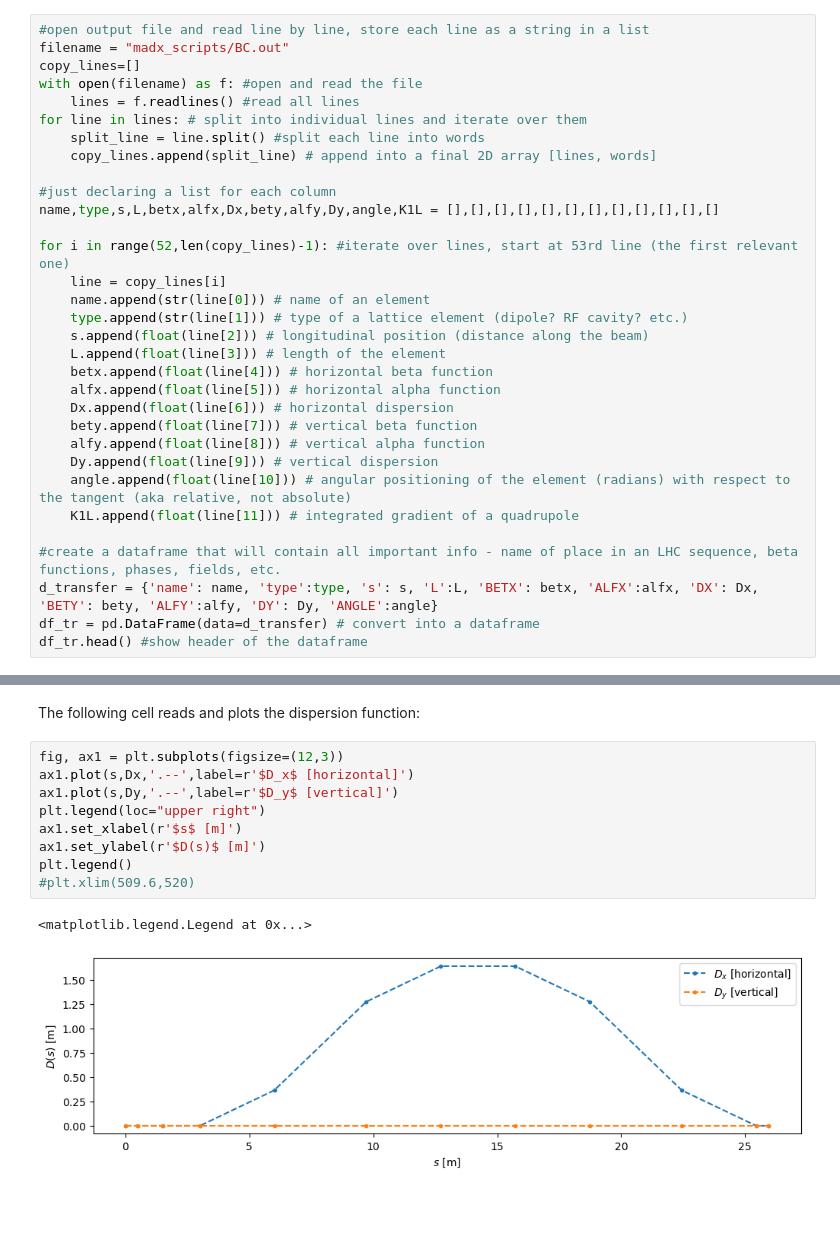
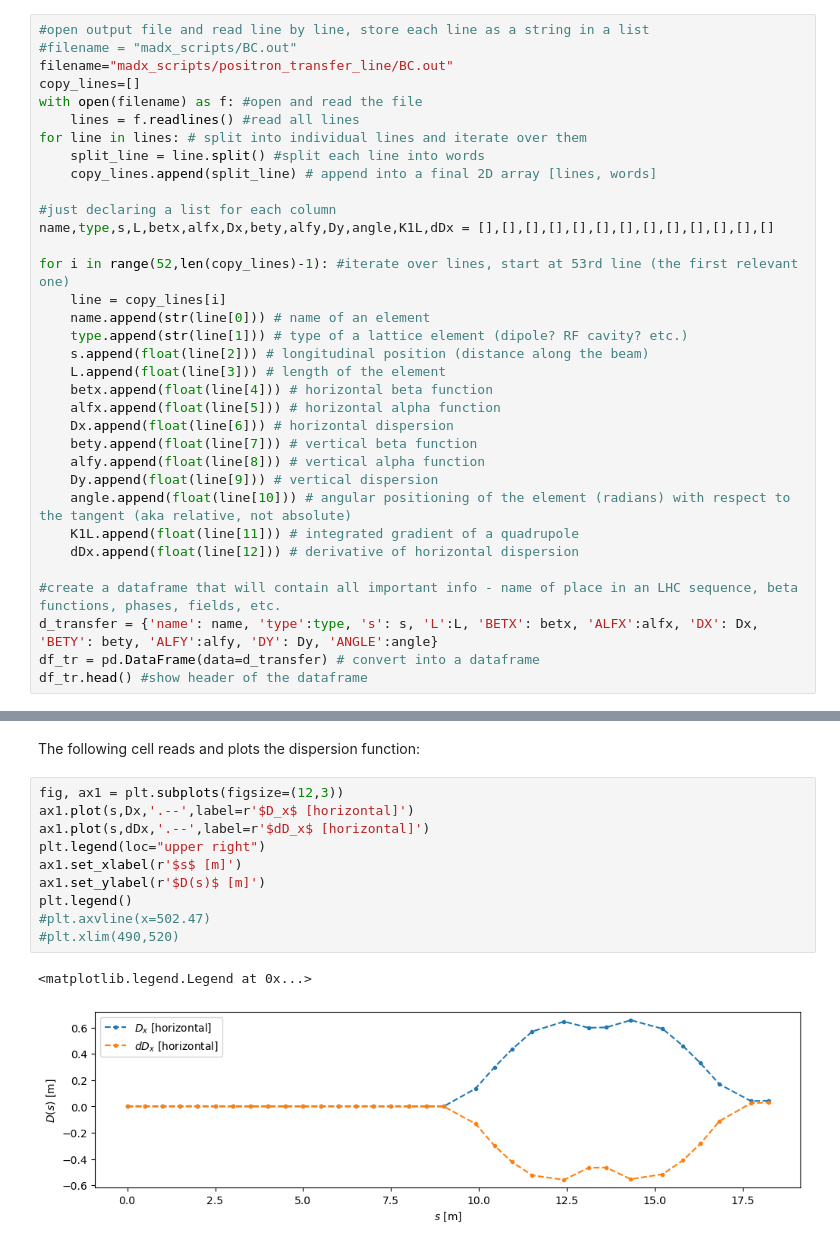
Before and after one commit to sebastiankalos/JAI_project, a Jupyter notebook: bunch_compressor.ipynb, the cells around one changed output, grey strips where cells are left out. Drawn from its saved outputs; the diff is of its cells as text; blank space fills up the shorter version.

```diff
--- a/bunch_compressor.ipynb
+++ b/bunch_compressor.ipynb
@@ -10,7 +10,8 @@ from matplotlib.patches import Rectangle
 the following cell reads a MADX output file, and stores the information (start to end of the beamline, element by element) in a dataframe:
 # %%
 #open output file and read line by line, store each line as a string in a list
-filename = "madx_scripts/BC.out"
+#filename = "madx_scripts/BC.out"
+filename="madx_scripts/positron_transfer_line/BC.out"
 copy_lines=[]
 with open(filename) as f: #open and read the file
     lines = f.readlines() #read all lines
@@ -19,7 +20,7 @@ for line in lines: # split into individual lines and iterate over them
     copy_lines.append(split_line) # append into a final 2D array [lines, words]
 
 #just declaring a list for each column
-name,type,s,L,betx,alfx,Dx,bety,alfy,Dy,angle,K1L = [],[],[],[],[],[],[],[],[],[],[],[]
+name,type,s,L,betx,alfx,Dx,bety,alfy,Dy,angle,K1L,dDx = [],[],[],[],[],[],[],[],[],[],[],[],[]
 
 for i in range(52,len(copy_lines)-1): #iterate over lines, start at 53rd line (the first relevant one)
     line = copy_lines[i]
@@ -35,6 +36,7 @@ for i in range(52,len(copy_lines)-1): #iterate over lines, start at 53rd line (t
     Dy.append(float(line[9])) # vertical dispersion
     angle.append(float(line[10])) # angular positioning of the element (radians) with respect to the tangent (aka relative, not absolute)
     K1L.append(float(line[11])) # integrated gradient of a quadrupole
+    dDx.append(float(line[12])) # derivative of horizontal dispersion
 
 #create a dataframe that will contain all important info - name of place in an LHC sequence, beta functions, phases, fields, etc.
 d_transfer = {'name': name, 'type':type, 's': s, 'L':L, 'BETX': betx, 'ALFX':alfx, 'DX': Dx, 'BETY': bety, 'ALFY':alfy, 'DY': Dy, 'ANGLE':angle}
@@ -99,12 +104,13 @@ The following cell reads and plots the dispersion function:
 # %%
 fig, ax1 = plt.subplots(figsize=(12,3))
 ax1.plot(s,Dx,'.--',label=r'$D_x$ [horizontal]')
-ax1.plot(s,Dy,'.--',label=r'$D_y$ [vertical]')
+ax1.plot(s,dDx,'.--',label=r'$dD_x$ [horizontal]')
 plt.legend(loc="upper right")
 ax1.set_xlabel(r'$s$ [m]')
 ax1.set_ylabel(r'$D(s)$ [m]')
 plt.legend()
-#plt.xlim(509.6,520)
+#plt.axvline(x=502.47)
+#plt.xlim(490,520)
 # %% [output]
 <matplotlib.legend.Legend at 0x...>
-[figure, old version]
+[figure, new version]
```
Also changed, not shown: parts of 15 cells of this notebook, 42 other files.
